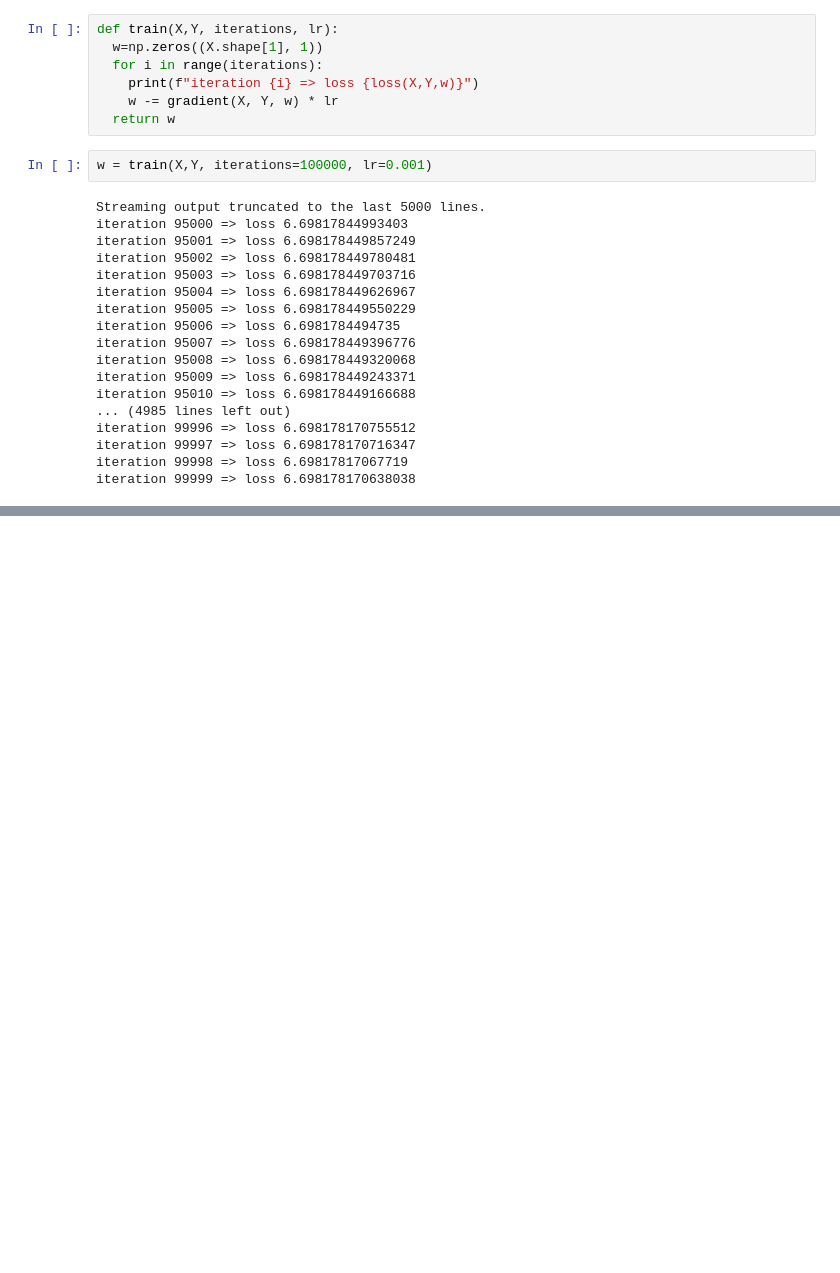
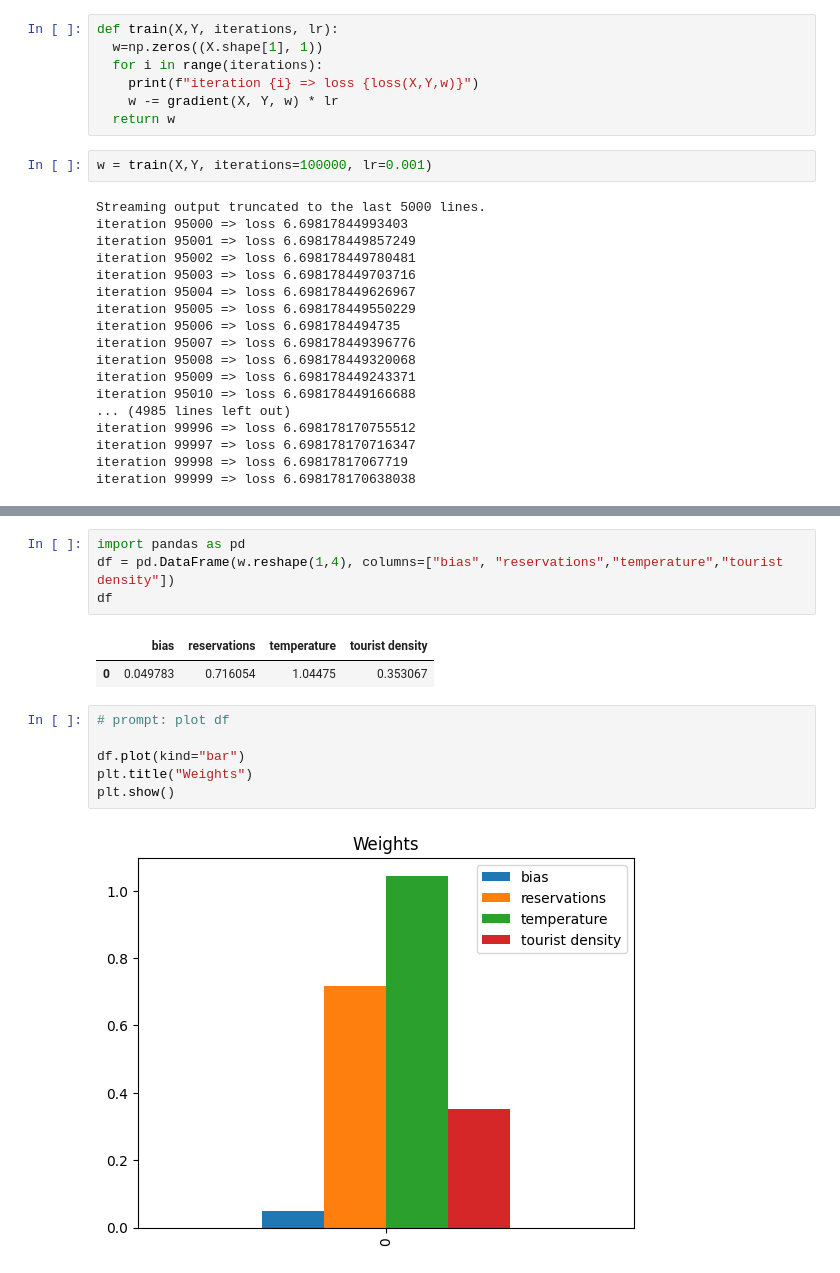
Before and after one commit to DanyelMorales/AnnoyingModalremover, a Jupyter notebook: multivariable.ipynb, the cells around one changed output, grey strips where cells are left out. Saved outputs shown, nothing was run; the diff lists cells and outputs as text; blank space fills up the shorter version.

```diff
--- a/multivariable.ipynb
+++ b/multivariable.ipynb
@@ -85,0 +102,15 @@ Predictions:
+# %%
+import pandas as pd
+df = pd.DataFrame(w.reshape(1,4), columns=["bias", "reservations","temperature","tourist density"])
+df
+# %% [output]
+|  | bias | reservations | temperature | tourist density |
+| 0 | 0.049783 | 0.716054 | 1.04475 | 0.353067 |
+# %%
+# prompt: plot df
+
+df.plot(kind="bar")
+plt.title("Weights")
+plt.show()
+# %% [output]
+[figure, added]
```
Also changed, not shown: parts of 2 cells of this notebook.
